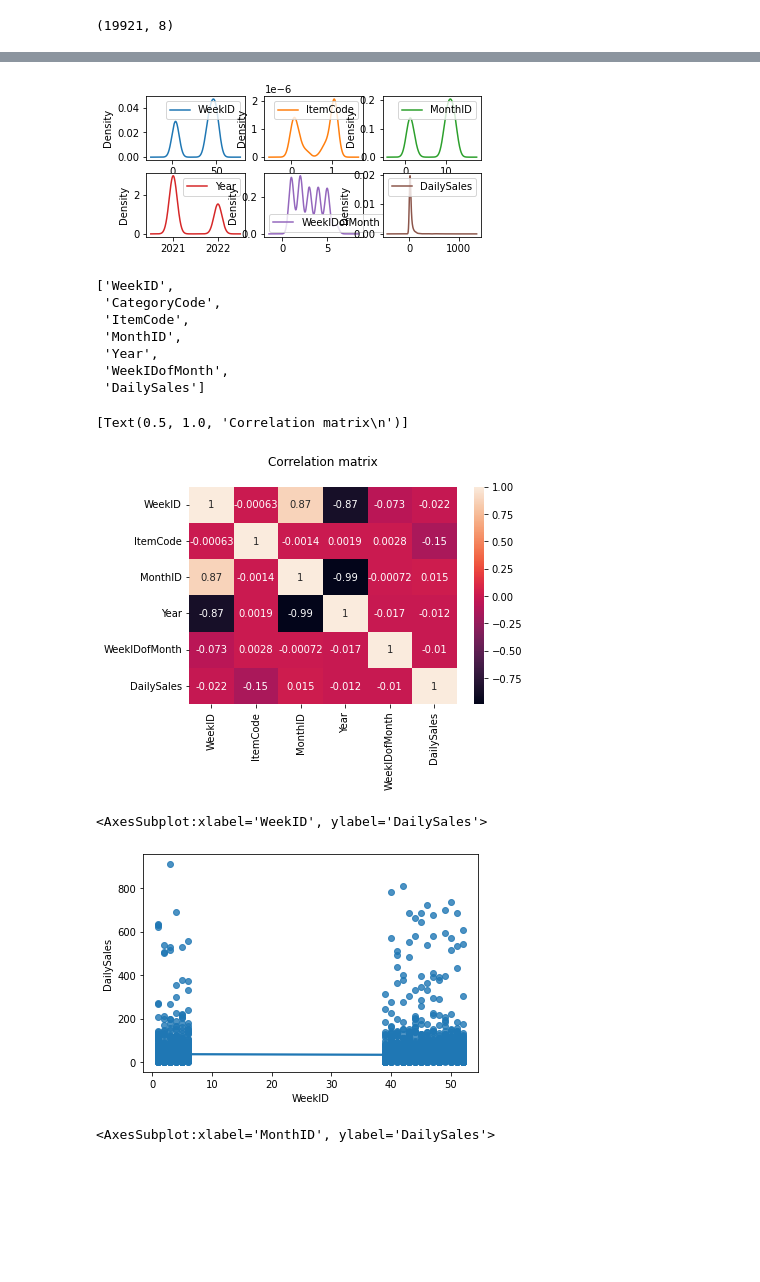
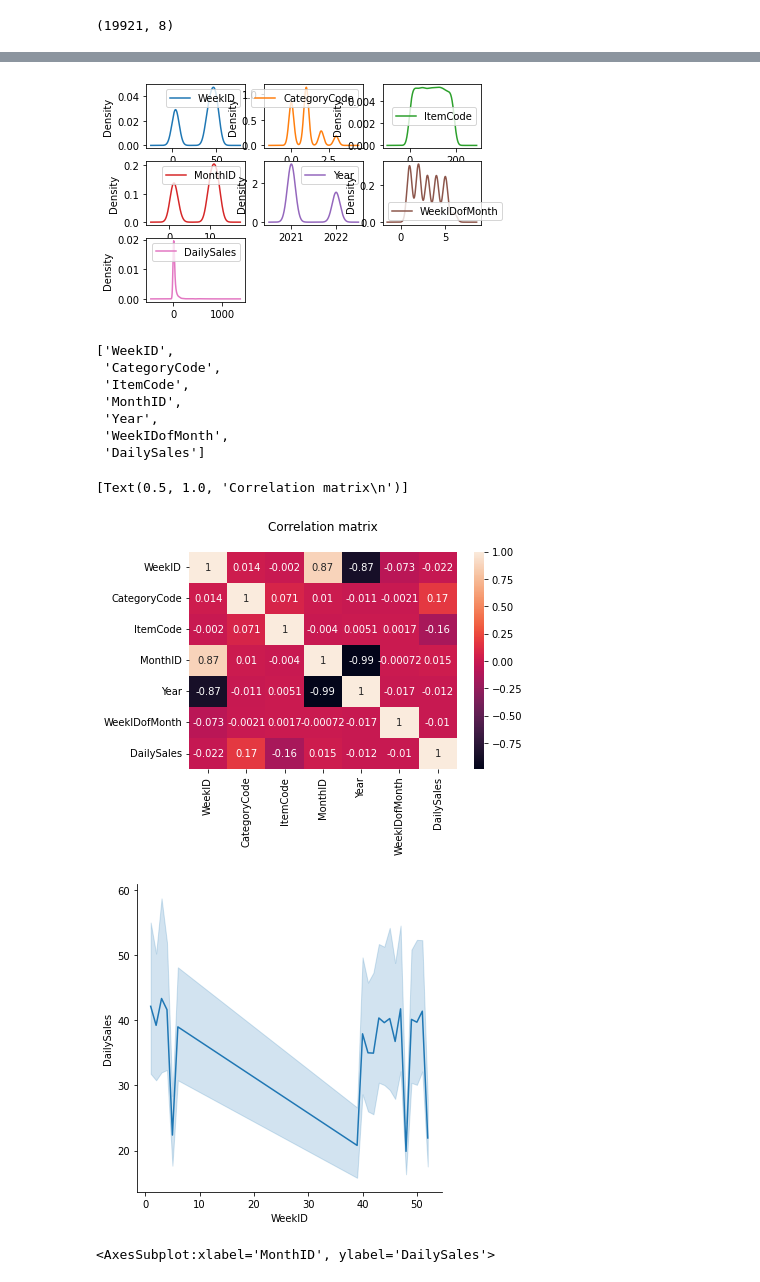
Before and after one commit to nadunys/data-storm-3.0, a Jupyter notebook: 2022-03-27/ds_1.ipynb, the cells around one changed output, grey strips where cells are left out. Drawn from its saved outputs; the diff is of its cells as text; code cells hidden in the pictures; blank space fills up the shorter version.

```diff
--- a/2022-03-27/ds_1.ipynb
+++ b/2022-03-27/ds_1.ipynb
@@ -19,6 +19,18 @@ train_data.head()
 | 2 | category_1 | 370195 | 1/24/2022 | 6 |
 | 3 | category_2 | 172582 | 10/30/2021 | 5 |
 | 4 | category_2 | 1006009 | 10/30/2021 | 5 |
+# %%
+category_codes = np.unique(train_data['CategoryCode'].values)
+dict_categories = {}
+
+for i in range(len(category_codes)):
+    dict_categories[category_codes[i]] = i
+# %%
+item_codes = np.unique(train_data['ItemCode'].values)
+dict_item_codes = {}
+
+for i in range(len(item_codes)):
+    dict_item_codes[item_codes[i]] = i
 # %%
 def string_to_date(d):
     return datetime(int(d.split('/')[2]), int(d.split('/')[0]), int(d.split('/')[1]))
@@ -39,3 +51,9 @@ def get_monthly_week_id(date):
     adjusted_dom = dom + first_day.weekday()
 
     return int(ceil(adjusted_dom/7.0))
+
+def get_category_id(id):
+    return dict_categories[id]
+
+def get_item_code_id(id):
+    return dict_item_codes[id]
@@ -42,9 +63,9 @@ def get_monthly_week_id(date):
 # %%
-train_data['WeekID'] = train_data['DateID'].apply(get_annual_week_id)
-train_data['DateID'] = train_data['DateID'].apply(string_to_date)
 train_data['MonthID'] = train_data['DateID'].apply(get_month)
 train_data['Year'] = train_data['DateID'].apply(get_year)
 train_data['WeekIDofMonth'] = train_data['DateID'].apply(get_monthly_week_id)
+train_data['ItemCode'] = train_data['ItemCode'].apply(get_item_code_id)
+train_data['CategoryCode'] = train_data['CategoryCode'].apply(get_category_id)
 # %%
 train_data.head()
 # %% [output]
@@ -90,7 +111,7 @@ plt.show()
 group_by_week.plot(kind='density', subplots=True, sharex=False, layout=(3, 3))
 plt.show()
 # %% [output]
-[figure, old version]
+[figure, new version]
 # %%
 column_names = list(group_by_week.columns)
 column_names
@@ -107,12 +128,12 @@ hm = sns.heatmap(group_by_week.corr(), annot = True)
 hm.set(title = "Correlation matrix\n")
 # %% [output]
 [Text(0.5, 1.0, 'Correlation matrix\n')]
-[figure, old version]
+[figure, new version]
 # %%
-sns.regplot(x=group_by_week['WeekID'], y=group_by_week['DailySales'])
+sns.relplot(x=group_by_week['WeekID'], y=group_by_week['DailySales'], kind='line')
+plt.show()
 # %% [output]
-<AxesSubplot:xlabel='WeekID', ylabel='DailySales'>
-[figure, old version]
+[figure, new version]
 # %%
 sns.regplot(x=group_by_week['MonthID'], y=group_by_week['DailySales'])
 # %% [output]
```
Also changed, not shown: parts of 15 cells of this notebook.
